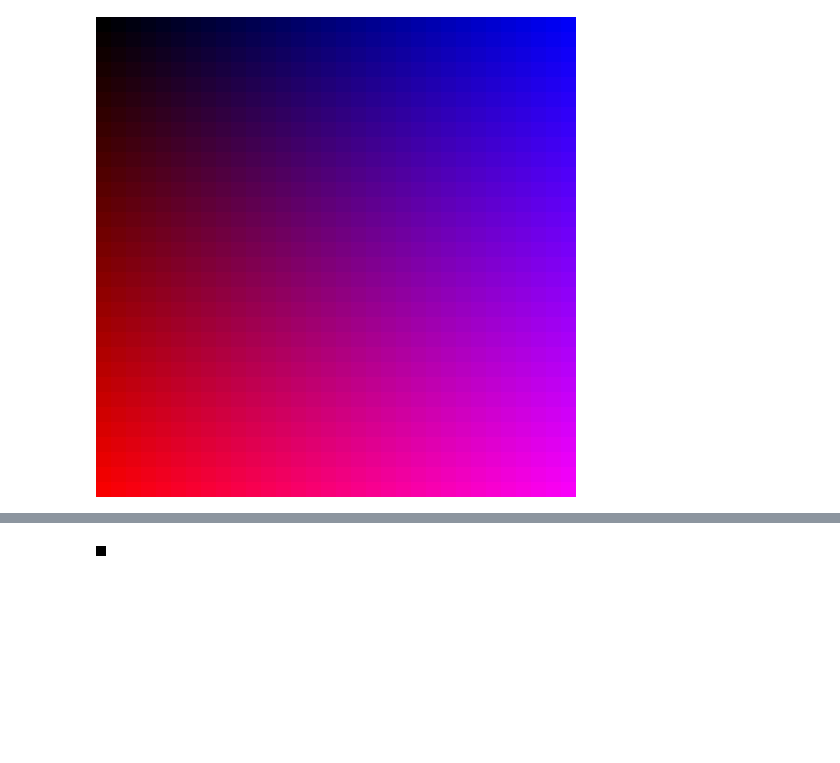
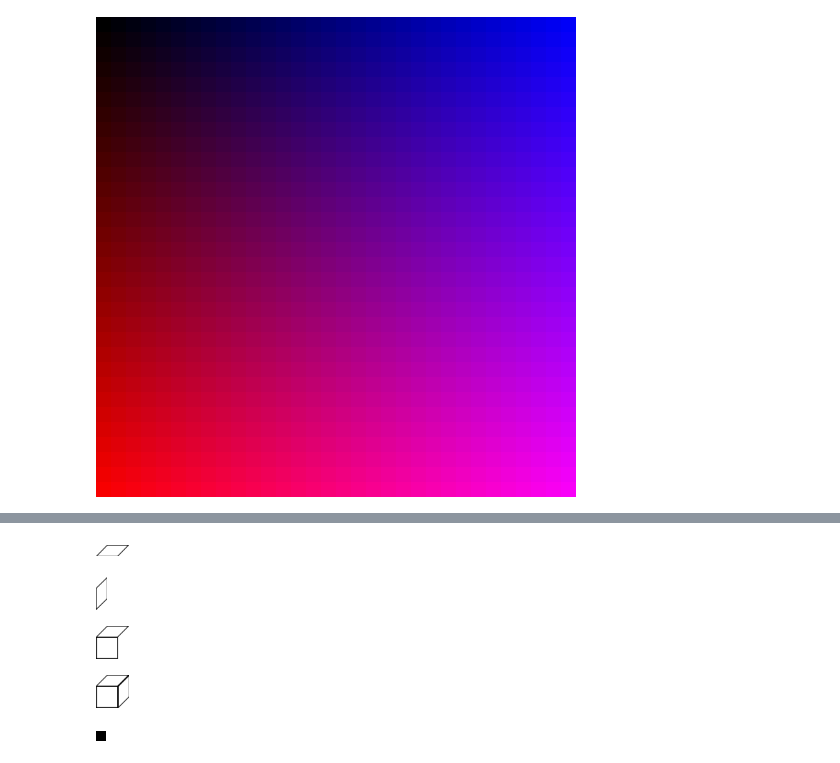
Before and after one commit to SkriptenMk/I_bW_26-30, a Jupyter notebook: notebooks/260922_farbmuster/farbmuster.ipynb, the cells around one changed output, grey strips where cells are left out. Drawn from its saved outputs; the diff is of its cells as text; code cells hidden in the pictures; blank space fills up the shorter version.

Commit message:
feat: Kombiniere einen Würfel

```diff
--- a/notebooks/260922_farbmuster/farbmuster.ipynb
+++ b/notebooks/260922_farbmuster/farbmuster.ipynb
@@ -44,3 +52,58 @@ zeige_grafik(farbquadrat)
+# %%
+# Bausteine: rechtwinklige Dreiecke (Rand schwarz, Kern weiss)
+dreieck_b = dreieck(11, 11, 90, schwarz)
+dreieck_b_kern = dreieck(10, 10, 90, weiss)
+
+# Deckel: Parallelogramm aus Dreieck links, Rechteck, Dreieck rechts
+deckel_l = drehe(90, dreieck_b)
+deckel_l_kern = drehe(90, dreieck_b_kern)
+deckel_r = drehe(-90, dreieck_b)
+deckel_r_kern = drehe(-90, dreieck_b_kern)
+
+deckel = rechteck(11, 11, schwarz)
+deckel_kern = rechteck(10, 10, weiss)
+
+deckel = neben(deckel_l, deckel)
+deckel = neben(deckel, deckel_r)
+deckel_kern = neben(deckel_l_kern, deckel_kern)
+deckel_kern = neben(deckel_kern, deckel_r_kern)
+deckel = ueberlagere(deckel_kern, deckel)
+deckel = fixiere(unten_links, deckel)
+
+# Seite: Parallelogramm aus Dreieck oben, Rechteck, Dreieck unten
+seite_o = drehe(90, dreieck_b)
+seite_o_kern = drehe(90, dreieck_b_kern)
+seite_u = drehe(-90, dreieck_b)
+seite_u_kern = drehe(-90, dreieck_b_kern)
+
+seite = rechteck(11, 11, schwarz)
+seite_kern = rechteck(10, 10, weiss)
+
+seite = ueber(seite_o, seite)
+seite = ueber(seite, seite_u)
+seite_kern = ueber(seite_o_kern, seite_kern)
+seite_kern = ueber(seite_kern, seite_u_kern)
+seite = ueberlagere(seite_kern, seite)
+seite = fixiere(oben_rechts, seite)
+
+zeige_grafik(deckel)
+# %% [output]
+[figure, added]
+# %%
+zeige_grafik(seite)
+# %% [output]
+[figure, added]
+# %%
+wuerfel = kombiniere(front, deckel)
+wuerfel = fixiere(oben_rechts, wuerfel)
+zeige_grafik(wuerfel)
+# %% [output]
+[figure, added]
+# %%
+wuerfel = kombiniere(wuerfel, seite)
+zeige_grafik(wuerfel)
+# %% [output]
+[figure, added]
 # %%
 for r in range(0, 256, 32):
     for g in range(0, 256, 32):
```
Also changed, not shown: parts of 1 cell of this notebook.
